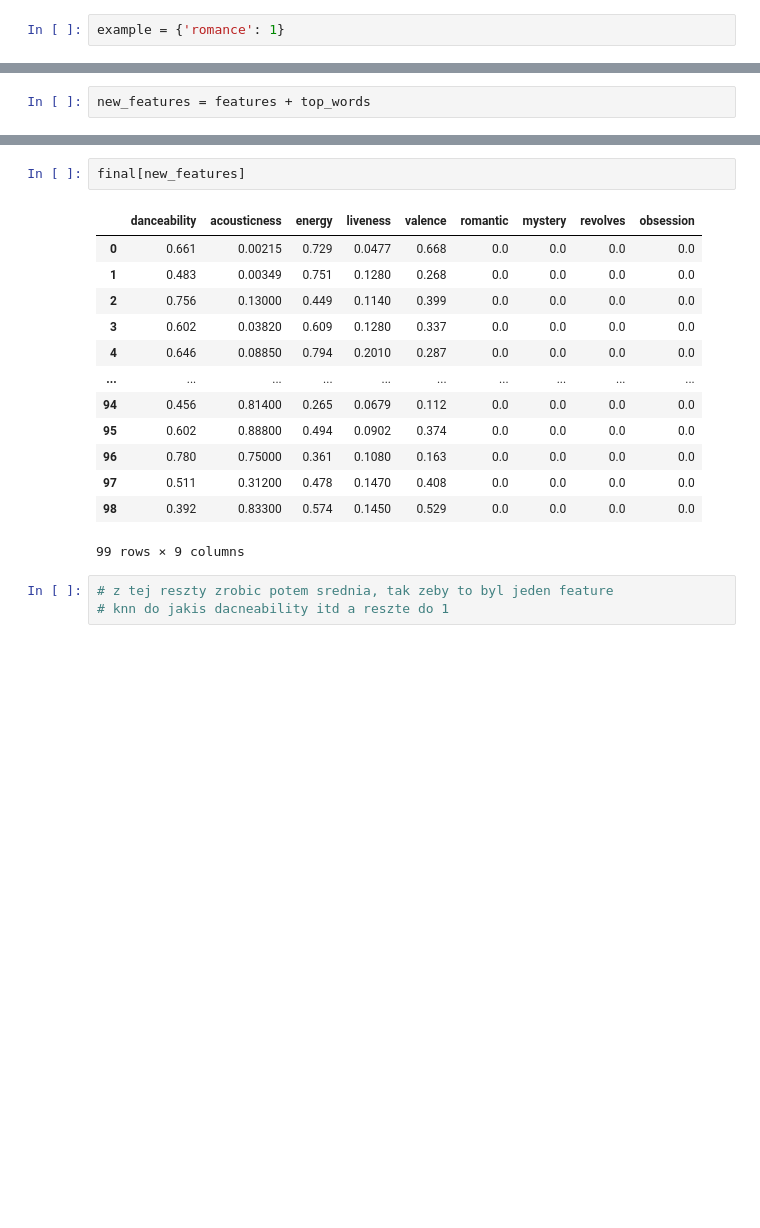
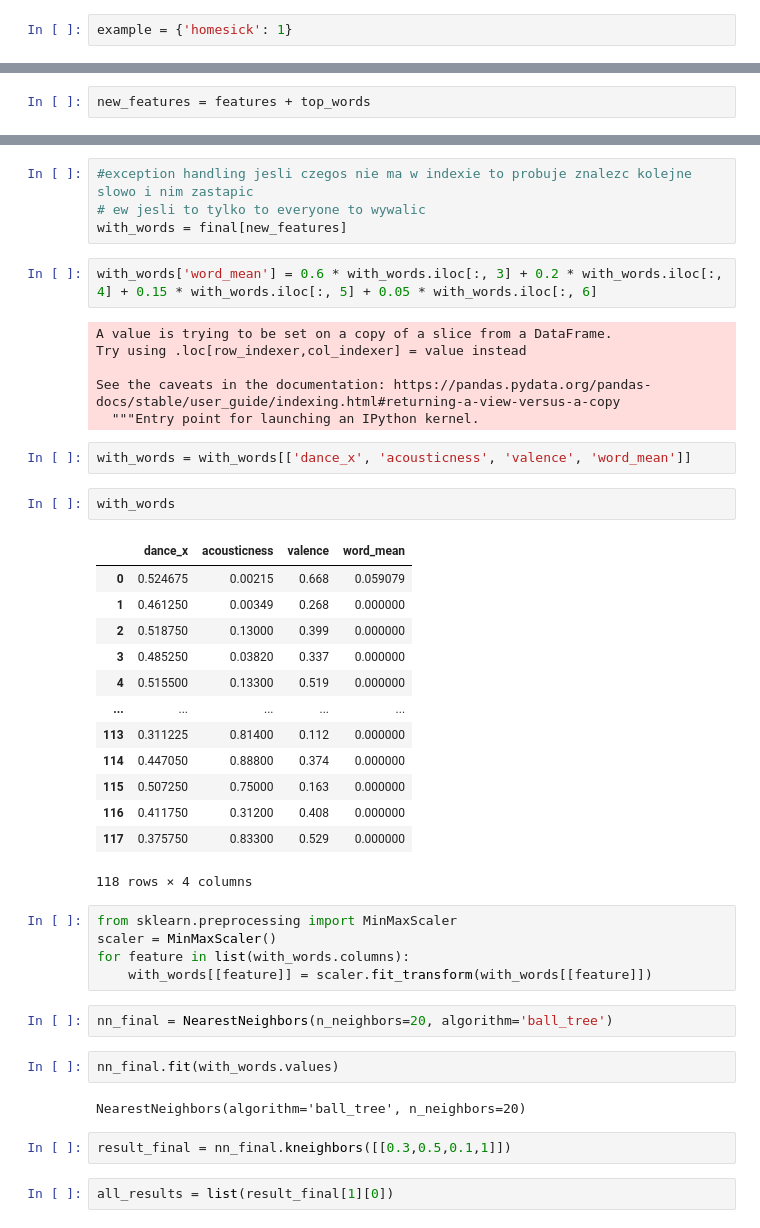
Before and after one commit to m-osi/playlist-generator, a Jupyter notebook: notebooks/Playlist_generator.ipynb, the cells around one changed output, grey strips where cells are left out. Saved outputs shown, nothing was run; the diff lists cells and outputs as text; blank space fills up the shorter version.

```diff
--- a/notebooks/Playlist_generator.ipynb
+++ b/notebooks/Playlist_generator.ipynb
@@ -311,5 +320,5 @@ features = ['danceability', 'acousticness', 'energy', 'liveness', 'valence']
 # %%
-example = {'romance': 1}
+example = {'homesick': 1}
 # %%
 # matrix for vocab: word_index
 embedding_dim = 50
@@ -356,19 +346,45 @@ new_features
-# %%
-final[new_features]
-# %% [output]
-|  | danceability | acousticness | energy | liveness | valence | romantic | mystery | revolves | obsession |
-| 0 | 0.661 | 0.00215 | 0.729 | 0.0477 | 0.668 | 0.0 | 0.0 | 0.0 | 0.0 |
-| 1 | 0.483 | 0.00349 | 0.751 | 0.1280 | 0.268 | 0.0 | 0.0 | 0.0 | 0.0 |
-| 2 | 0.756 | 0.13000 | 0.449 | 0.1140 | 0.399 | 0.0 | 0.0 | 0.0 | 0.0 |
-| 3 | 0.602 | 0.03820 | 0.609 | 0.1280 | 0.337 | 0.0 | 0.0 | 0.0 | 0.0 |
-| 4 | 0.646 | 0.08850 | 0.794 | 0.2010 | 0.287 | 0.0 | 0.0 | 0.0 | 0.0 |
-| ... | ... | ... | ... | ... | ... | ... | ... | ... | ... |
-| 94 | 0.456 | 0.81400 | 0.265 | 0.0679 | 0.112 | 0.0 | 0.0 | 0.0 | 0.0 |
-| 95 | 0.602 | 0.88800 | 0.494 | 0.0902 | 0.374 | 0.0 | 0.0 | 0.0 | 0.0 |
-| 96 | 0.780 | 0.75000 | 0.361 | 0.1080 | 0.163 | 0.0 | 0.0 | 0.0 | 0.0 |
-| 97 | 0.511 | 0.31200 | 0.478 | 0.1470 | 0.408 | 0.0 | 0.0 | 0.0 | 0.0 |
-| 98 | 0.392 | 0.83300 | 0.574 | 0.1450 | 0.529 | 0.0 | 0.0 | 0.0 | 0.0 |
-99 rows × 9 columns
-# %%
-# z tej reszty zrobic potem srednia, tak zeby to byl jeden feature
-# knn do jakis dacneability itd a reszte do 1
+# %%
+#exception handling jesli czegos nie ma w indexie to probuje znalezc kolejne slowo i nim zastapic
+# ew jesli to tylko to everyone to wywalic
+with_words = final[new_features]
+# %%
+with_words['word_mean'] = 0.6 * with_words.iloc[:, 3] + 0.2 * with_words.iloc[:, 4] + 0.15 * with_words.iloc[:, 5] + 0.05 * with_words.iloc[:, 6]
+# %% [output]
+A value is trying to be set on a copy of a slice from a DataFrame.
+Try using .loc[row_indexer,col_indexer] = value instead
+
+See the caveats in the documentation: https://pandas.pydata.org/pandas-docs/stable/user_guide/indexing.html#returning-a-view-versus-a-copy
+  """Entry point for launching an IPython kernel.
+# %%
+with_words = with_words[['dance_x', 'acousticness', 'valence', 'word_mean']]
+# %%
+with_words
+# %% [output]
+|  | dance_x | acousticness | valence | word_mean |
+| 0 | 0.524675 | 0.00215 | 0.668 | 0.059079 |
+| 1 | 0.461250 | 0.00349 | 0.268 | 0.000000 |
+| 2 | 0.518750 | 0.13000 | 0.399 | 0.000000 |
+| 3 | 0.485250 | 0.03820 | 0.337 | 0.000000 |
+| 4 | 0.515500 | 0.13300 | 0.519 | 0.000000 |
+| ... | ... | ... | ... | ... |
+| 113 | 0.311225 | 0.81400 | 0.112 | 0.000000 |
+| 114 | 0.447050 | 0.88800 | 0.374 | 0.000000 |
+| 115 | 0.507250 | 0.75000 | 0.163 | 0.000000 |
+| 116 | 0.411750 | 0.31200 | 0.408 | 0.000000 |
+| 117 | 0.375750 | 0.83300 | 0.529 | 0.000000 |
+118 rows × 4 columns
+# %%
+from sklearn.preprocessing import MinMaxScaler
+scaler = MinMaxScaler()
+for feature in list(with_words.columns):
+    with_words[[feature]] = scaler.fit_transform(with_words[[feature]])
+# %%
+nn_final = NearestNeighbors(n_neighbors=20, algorithm='ball_tree')
+# %%
+nn_final.fit(with_words.values)
+# %% [output]
+NearestNeighbors(algorithm='ball_tree', n_neighbors=20)
+# %%
+result_final = nn_final.kneighbors([[0.3,0.5,0.1,1]])
+# %%
+all_results = list(result_final[1][0])
```
Also changed, not shown: parts of 24 cells of this notebook.
